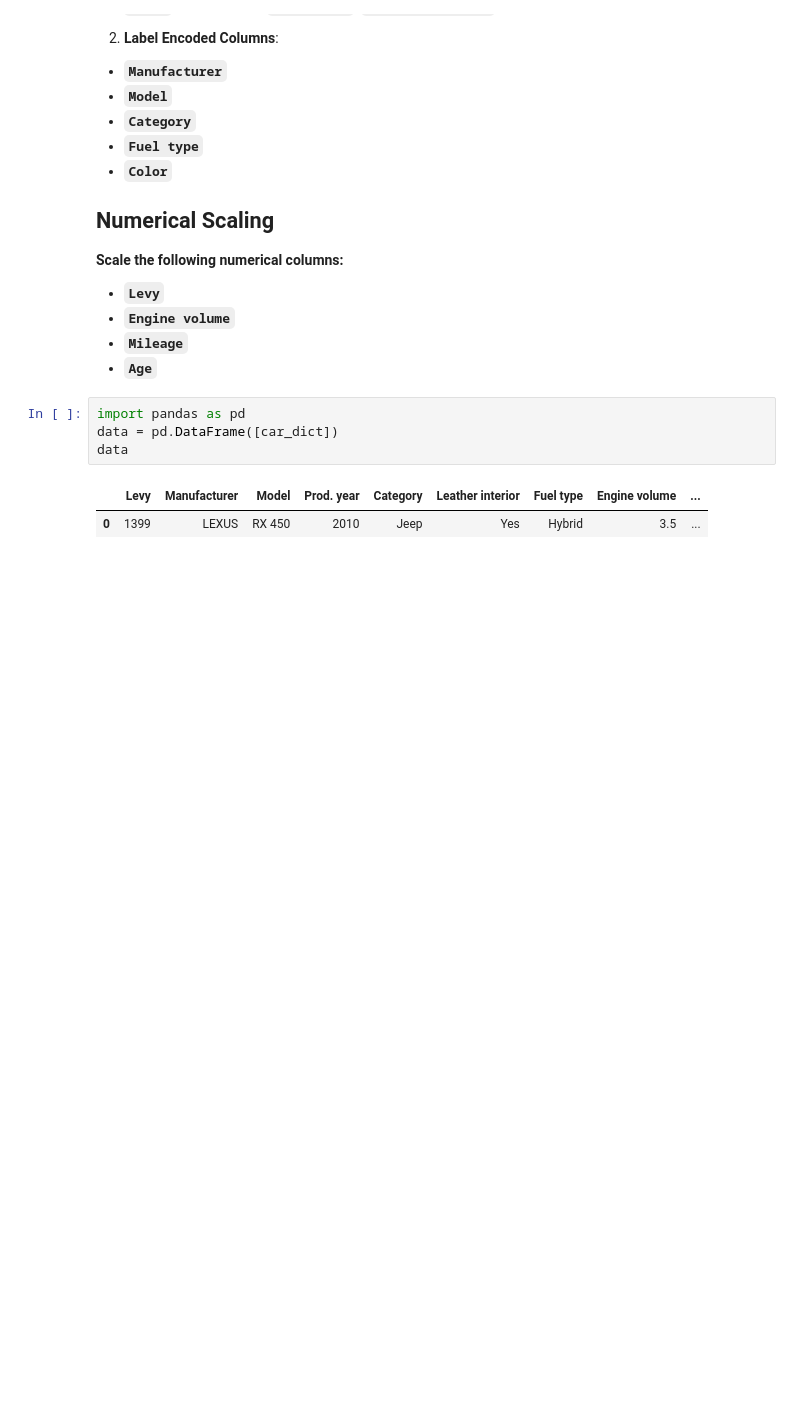
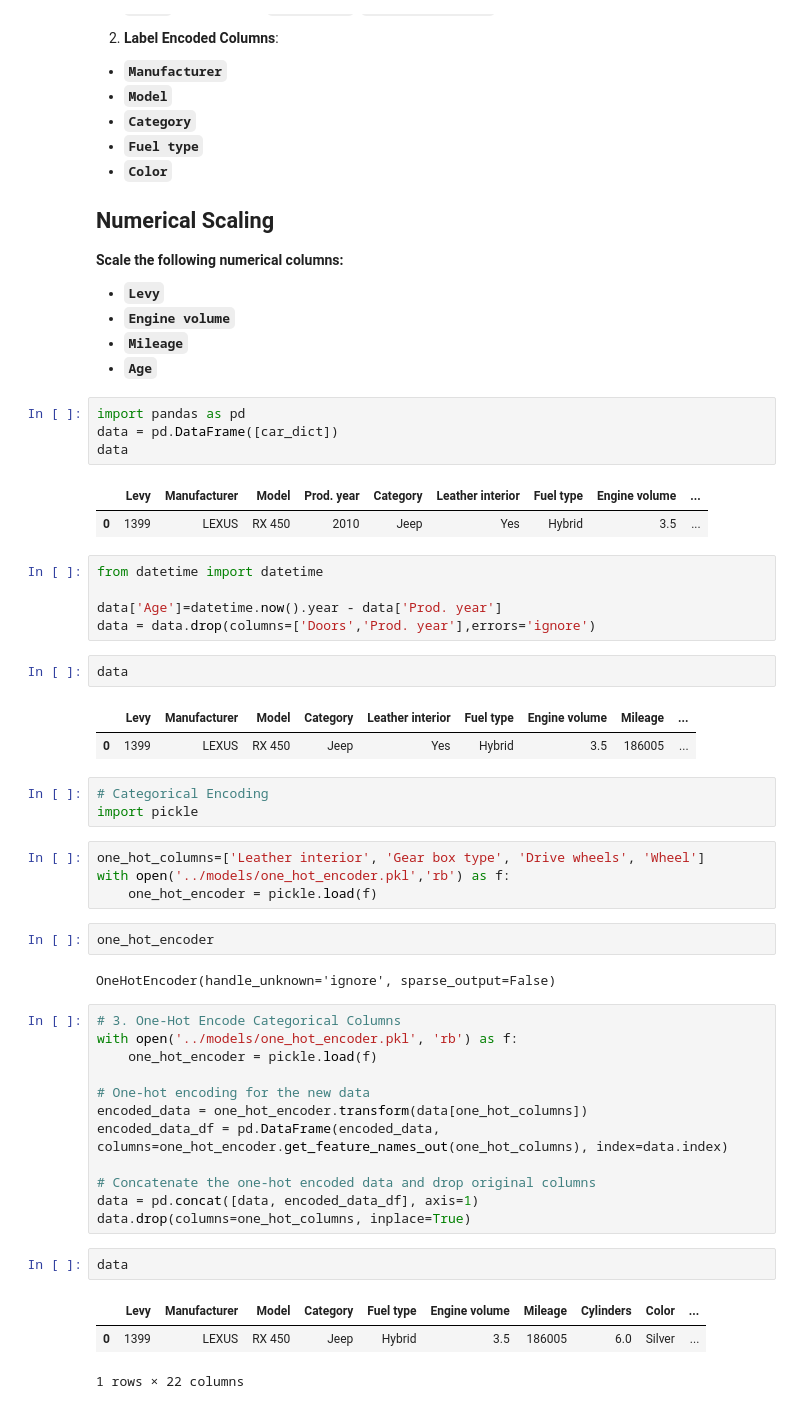
Before and after one commit to aniszariat/Car-Price-Prediction, a Jupyter notebook: notebooks/first-stage.ipynb, the cells around one changed output. Saved outputs shown, nothing was run; the diff lists cells and outputs as text; blank space fills up the shorter version.

Commit message:
Loading the model and making prediction on new data

```diff
--- a/notebooks/first-stage.ipynb
+++ b/notebooks/first-stage.ipynb
@@ -57,3 +57,42 @@ data
 # %% [output]
 |  | Levy | Manufacturer | Model | Prod. year | Category | Leather interior | Fuel type | Engine volume | ... |
 | 0 | 1399 | LEXUS | RX 450 | 2010 | Jeep | Yes | Hybrid | 3.5 | ... |
+# %%
+from datetime import datetime
+
+data['Age']=datetime.now().year - data['Prod. year']
+data = data.drop(columns=['Doors','Prod. year'],errors='ignore')
+# %%
+data
+# %% [output]
+|  | Levy | Manufacturer | Model | Category | Leather interior | Fuel type | Engine volume | Mileage | ... |
+| 0 | 1399 | LEXUS | RX 450 | Jeep | Yes | Hybrid | 3.5 | 186005 | ... |
+# %%
+# Categorical Encoding
+import pickle
+# %%
+one_hot_columns=['Leather interior', 'Gear box type', 'Drive wheels', 'Wheel']
+with open('../models/one_hot_encoder.pkl','rb') as f:
+    one_hot_encoder = pickle.load(f)
+# %%
+one_hot_encoder
+# %% [output]
+OneHotEncoder(handle_unknown='ignore', sparse_output=False)
+# %%
+# 3. One-Hot Encode Categorical Columns
+with open('../models/one_hot_encoder.pkl', 'rb') as f:
+    one_hot_encoder = pickle.load(f)
+
+# One-hot encoding for the new data
+encoded_data = one_hot_encoder.transform(data[one_hot_columns])
+encoded_data_df = pd.DataFrame(encoded_data, columns=one_hot_encoder.get_feature_names_out(one_hot_columns), index=data.index)
+
+# Concatenate the one-hot encoded data and drop original columns
+data = pd.concat([data, encoded_data_df], axis=1)
+data.drop(columns=one_hot_columns, inplace=True)
+# %%
+data
+# %% [output]
+|  | Levy | Manufacturer | Model | Category | Fuel type | Engine volume | Mileage | Cylinders | Color | ... |
+| 0 | 1399 | LEXUS | RX 450 | Jeep | Hybrid | 3.5 | 186005 | 6.0 | Silver | ... |
+1 rows × 22 columns
```
Also changed, not shown: parts of 7 cells of this notebook.
